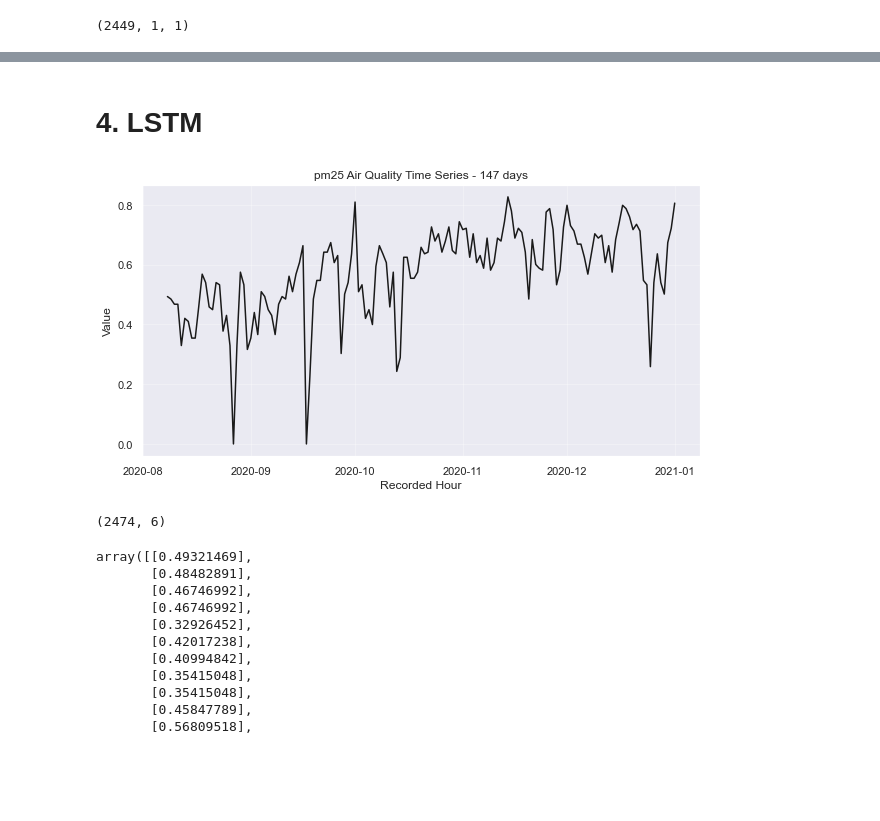
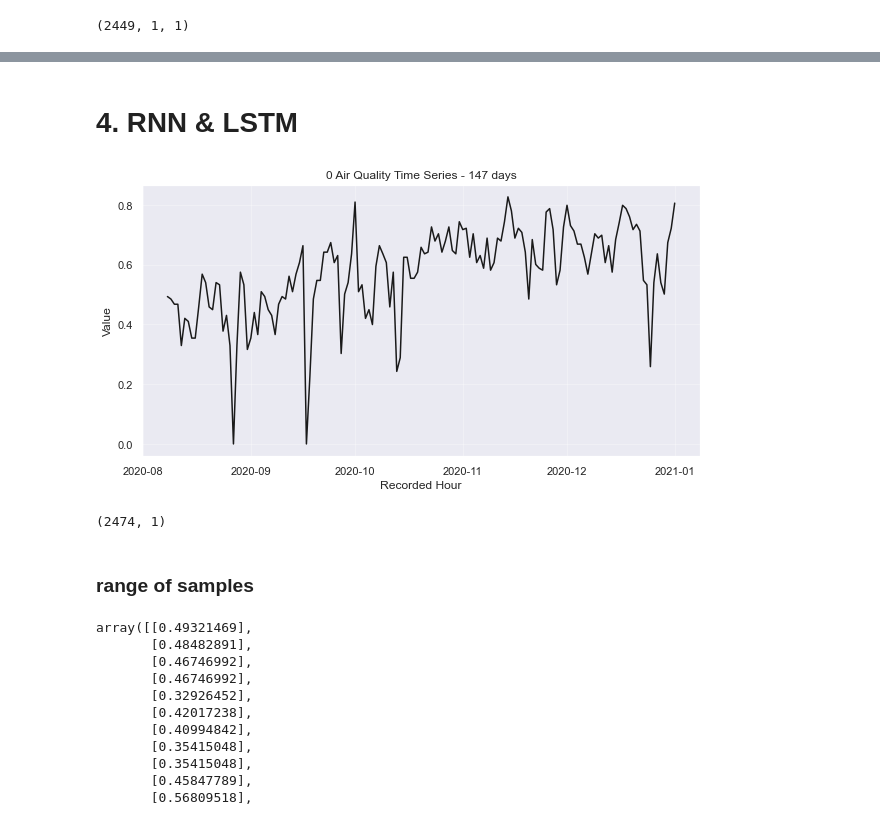
Before and after one commit to KonuTech/air-quality-ursynow-at-warsaw-RNN-LSTM-deep-learning-techniques, a Jupyter notebook: LSTM.ipynb, the cells around one changed output, grey strips where cells are left out. Drawn from its saved outputs; the diff is of its cells as text; code cells hidden in the pictures; blank space fills up the shorter version.

```diff
--- a/LSTM.ipynb
+++ b/LSTM.ipynb
@@ -320,9 +320,10 @@ transformed
 ### MinMax Scaler
 # %%
 mms = MinMaxScaler()
-scaled = mms.fit_transform(transformed)
+transformed2 = transformed["pm25"].values.reshape(-1, 1)
+scaled = mms.fit_transform(transformed2)
 # %%
-data_transfomed_scaled = pd.DataFrame(scaled, index=transformed.index, columns=transformed.columns)
+data_transfomed_scaled = pd.DataFrame(scaled, index=transformed.index)
 # %%
 data_transfomed_scaled
 # %% [output]
@@ -397,13 +399,15 @@ train_y.shape
 # %% [markdown]
-# 4. LSTM
+# 4. RNN & LSTM
 # %%
-plot_n_last_days(data_transfomed_scaled, 'pm25', 3*49)
+plot_n_last_days(data_transfomed_scaled, 0, 3*49)
 # %% [output]
-[figure, old version]
+[figure, new version]
 # %%
 data_transfomed_scaled.shape
 # %% [output]
-(2474, 6)
+(2474, 1)
+# %% [markdown]
+### range of samples
 # %%
 series_days = 3*49
 input_days = 14
```
Also changed, not shown: parts of 26 cells of this notebook, 2 other files.
